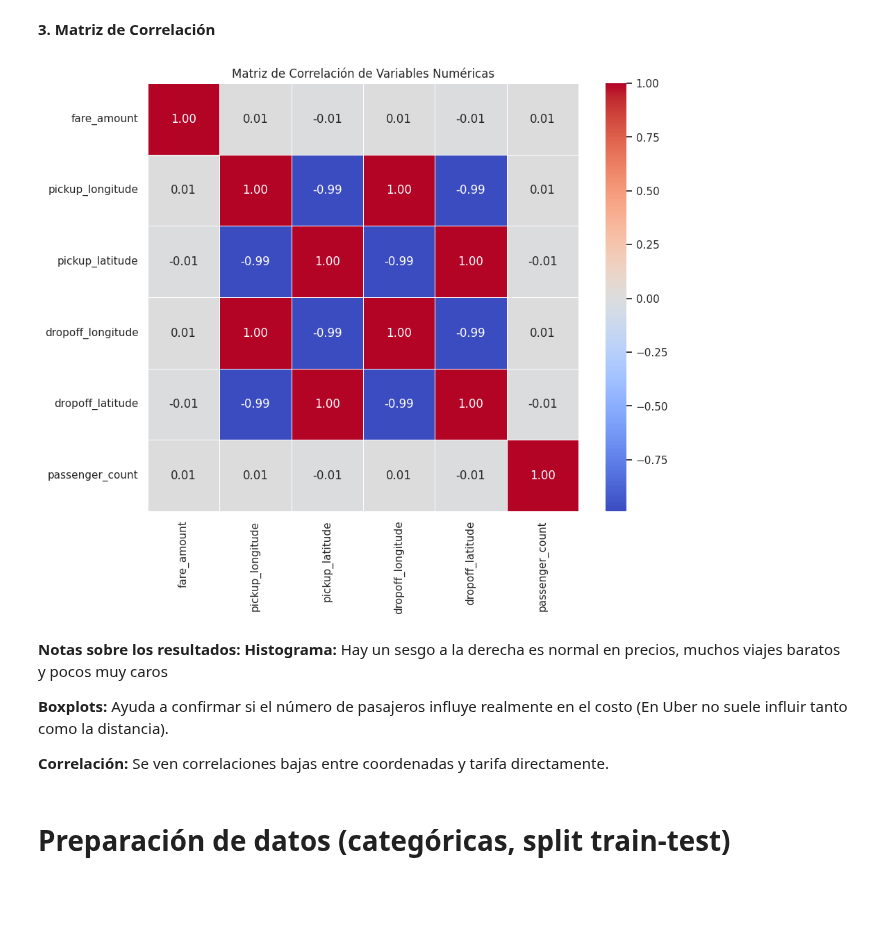
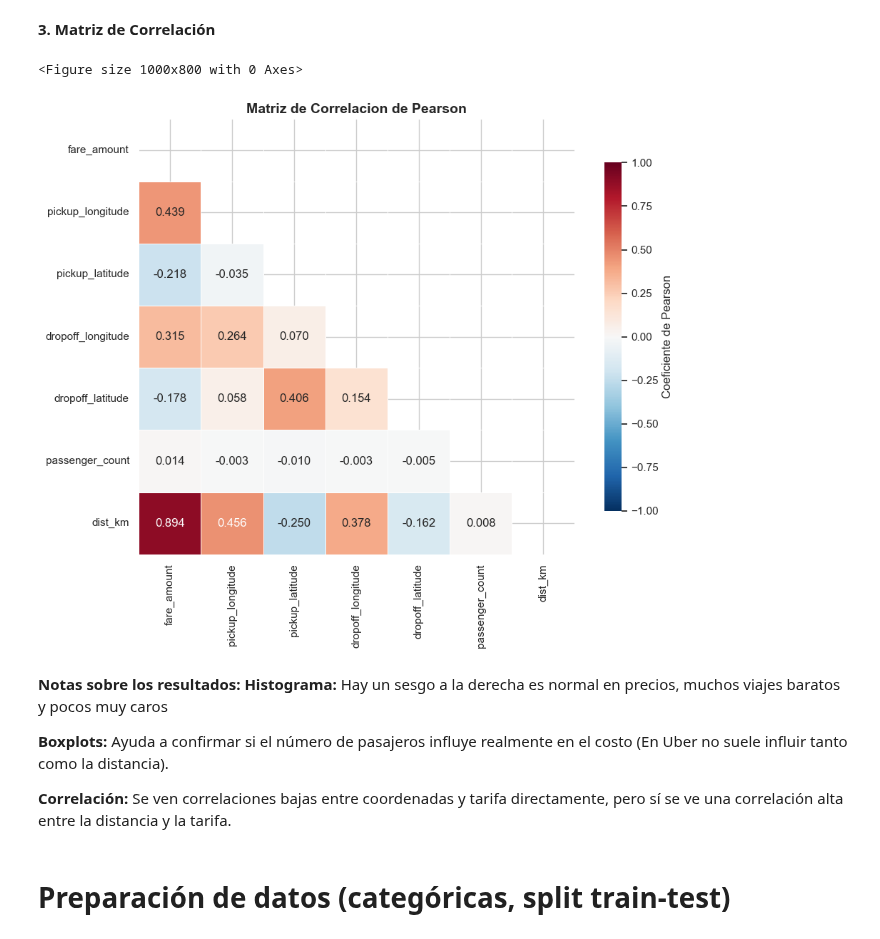
Before and after one commit to LucasD1az/AA1-TUIA-2026C1-Anianios-DiazCelauro-Tardugno, a Jupyter notebook: TP-regresion-AA1.ipynb, the cells around one changed output. Saved outputs shown, nothing was run; the diff lists cells and outputs as text; code cells hidden in the pictures; blank space fills up the shorter version.

```diff
--- a/TP-regresion-AA1.ipynb
+++ b/TP-regresion-AA1.ipynb
@@ -371,0 +631,25 @@ df_plot = df_limpio
+# %%
+fig, axes = plt.subplots(1, 1, figsize=(5, 5))
+
+conteo = df_plot['passenger_count'].value_counts()
+ax = axes
+bars = ax.bar(conteo.index.astype(str), conteo.values,
+                color=sns.color_palette('viridis', len(conteo)),
+                edgecolor='white')
+
+# Etiquetas con porcentaje
+total = conteo.sum()
+for bar, val in zip(bars, conteo.values):
+    pct = val / total * 100
+    ax.text(bar.get_x() + bar.get_width() / 2, bar.get_height() + total * 0.005,
+            f'{val}\n({pct:.1f}%)', ha='center', va='bottom', fontsize=8)
+
+ax.set_title(f'Distribucion de pasajeros', fontweight='bold')
+ax.set_xlabel('Conteo de pasajeros')
+ax.set_ylabel('Frecuencia')
+ax.tick_params(axis='x', rotation=45)
+
+plt.suptitle('Distribucion de Variables Categoricas',
+             fontsize=16, fontweight='bold', y=1.02)
+plt.tight_layout()
+plt.show()
@@ -399,24 +773,36 @@ plt.show()
 # %%
 #La correlación nos dirá qué variables numéricas se mueven juntas.
 
 plt.figure(figsize=(10, 8))
 
 # Calculamos correlación solo de columnas numéricas relevantes
-corr_matrix = df_plot[['fare_amount', 'pickup_longitude', 'pickup_latitude',
-                       'dropoff_longitude', 'dropoff_latitude', 'passenger_count']].corr()
+cols = ['fare_amount', 'pickup_longitude', 'pickup_latitude',
+        'dropoff_longitude', 'dropoff_latitude',
+        'passenger_count', 'dist_km']
 
-sns.heatmap(corr_matrix, annot=True, cmap='coolwarm', fmt=".2f", linewidths=0.5)
-plt.title('Matriz de Correlación de Variables Numéricas')
+corr_pearson = df_final[cols].corr(method='pearson')
+
+# Mascara triangular superior
+mask = np.triu(np.ones_like(corr_pearson, dtype=bool))
+
+fig, ax = plt.subplots(figsize=(10, 8))
+sns.heatmap(corr_pearson, mask=mask, annot=True, fmt='.3f',
+            cmap='RdBu_r', center=0, vmin=-1, vmax=1,
+            square=True, linewidths=0.5, ax=ax,
+            cbar_kws={'shrink': 0.8, 'label': 'Coeficiente de Pearson'})
+ax.set_title('Matriz de Correlacion de Pearson', fontsize=14, fontweight='bold')
+plt.tight_layout()
 plt.show()
 # %% [output]
+<Figure size 1000x800 with 0 Axes>
-[figure, old version]
+[figure, new version]
 # %% [markdown]
 **Notas sobre los resultados:**
 **Histograma:** Hay un sesgo a la derecha es normal en precios, muchos viajes baratos y pocos muy caros
 
 **Boxplots:** Ayuda a confirmar si el número de pasajeros influye realmente en el costo (En Uber no suele influir tanto como la distancia).
 
-**Correlación:** Se ven correlaciones bajas entre coordenadas y tarifa directamente.
+**Correlación:** Se ven correlaciones bajas entre coordenadas y tarifa directamente, pero sí se ve una correlación alta entre la distancia y la tarifa.
 # %% [markdown]
 # Preparación de datos (categóricas, split train-test)
 # %%
```
Also changed, not shown: parts of 47 cells of this notebook.
